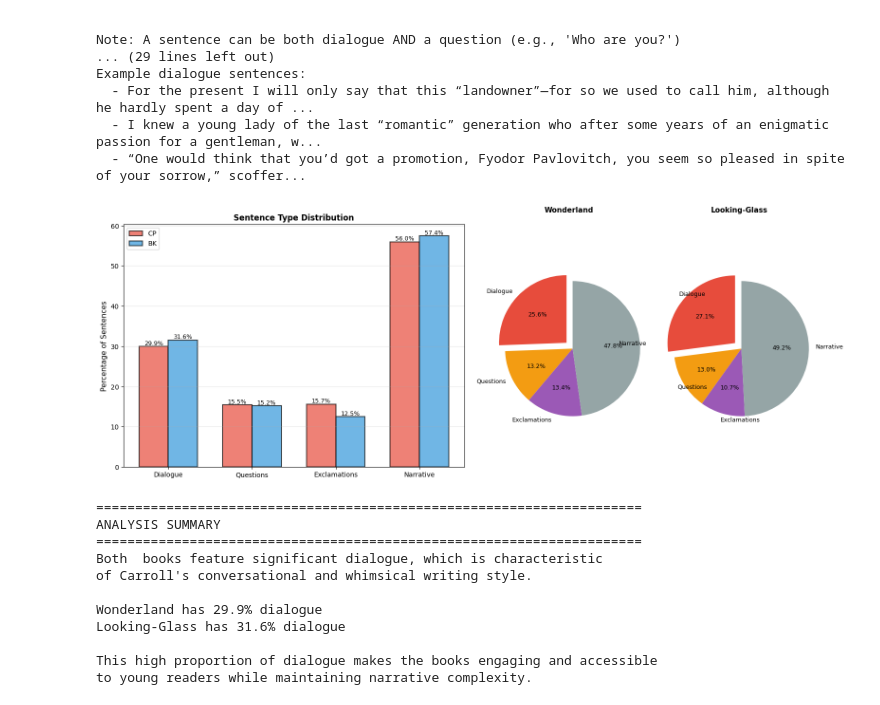
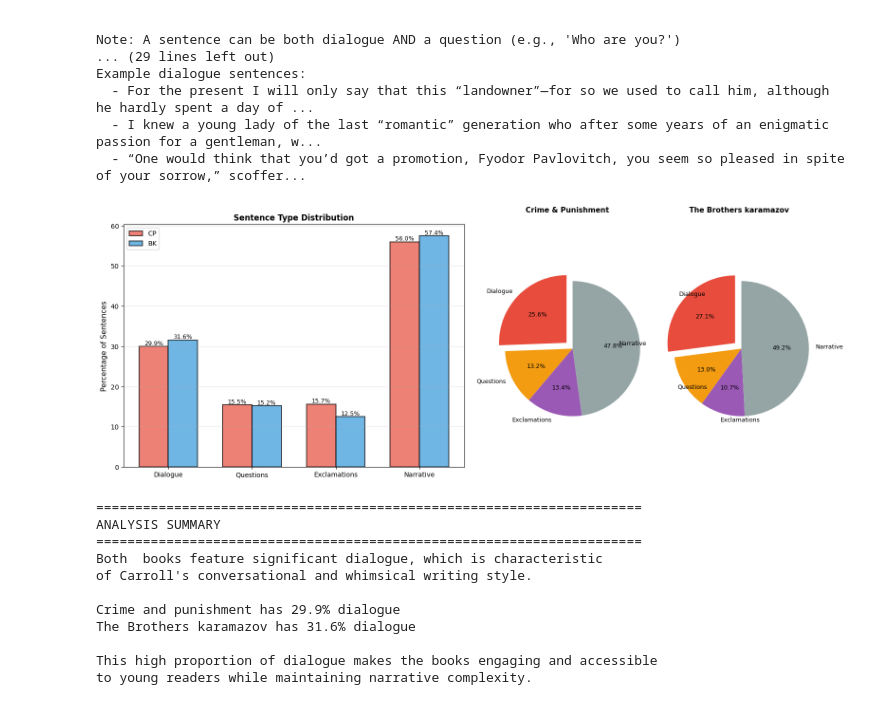
Before and after one commit to NLP-M-A-D/applied-NLP-week3, a Jupyter notebook: notebooks/5_AppliedNLP_Session3_Sentence_Types_and_Dialogue.ipynb, the cells around one changed output. Cells and saved outputs as stored; diff of their text form; code cells hidden in the pictures.

```diff
--- a/notebooks/5_AppliedNLP_Session3_Sentence_Types_and_Dialogue.ipynb
+++ b/notebooks/5_AppliedNLP_Session3_Sentence_Types_and_Dialogue.ipynb
@@ -221,46 +221,46 @@ explode = (0.05, 0, 0, 0)
 
 # Create sub-axes for the two pie charts
 from matplotlib.patches import Rectangle
-ax2.text(0.25, 1.05, "Wonderland", ha='center', transform=ax2.transAxes, fontsize=11, fontweight='bold')
-ax2.text(0.75, 1.05, "Looking-Glass", ha='center', transform=ax2.transAxes, fontsize=11, fontweight='bold')
+ax2.text(0.25, 1.05, "Crime & Punishment ", ha='center', transform=ax2.transAxes, fontsize=11, fontweight='bold')
+ax2.text(0.75, 1.05, "The Brothers karamazov", ha='center', transform=ax2.transAxes, fontsize=11, fontweight='bold')
 
 # Left pie
 pie1 = ax2.pie(pie_data_w, labels=categories, autopct='%1.1f%%', startangle=90,
                colors=colors_pie, explode=explode, textprops={'fontsize': 9},
                center=(-0.5, 0), radius=0.4)
 
 # Right pie
 pie2 = ax2.pie(pie_data_lg, labels=categories, autopct='%1.1f%%', startangle=90,
                colors=colors_pie, explode=explode, textprops={'fontsize': 9},
                center=(0.5, 0), radius=0.4)
 
 ax2.set_xlim(-1, 1)
 ax2.set_ylim(-0.5, 0.5)
 ax2.axis('equal')
 
 plt.tight_layout()
 plt.show()
 
 # Summary
 print("\n" + "="*70)
 print("ANALYSIS SUMMARY")
 print("="*70)
 print("Both  books feature significant dialogue, which is characteristic")
 print("of Carroll's conversational and whimsical writing style.")
-print(f"\nWonderland has {CP_stats['dialogue']/CP_stats['total']*100:.1f}% dialogue")
-print(f"Looking-Glass has {BK_stats['dialogue']/BK_stats['total']*100:.1f}% dialogue")
+print(f"\nCrime and punishment has {CP_stats['dialogue']/CP_stats['total']*100:.1f}% dialogue")
+print(f"The Brothers karamazov has {BK_stats['dialogue']/BK_stats['total']*100:.1f}% dialogue")
 print("\nThis high proportion of dialogue makes the books engaging and accessible")
 print("to young readers while maintaining narrative complexity.")
 # %% [output]
-[figure, old version]
+[figure, new version]
 ======================================================================
 ANALYSIS SUMMARY
 ======================================================================
 Both  books feature significant dialogue, which is characteristic
 of Carroll's conversational and whimsical writing style.
 
-Wonderland has 29.9% dialogue
-Looking-Glass has 31.6% dialogue
+Crime and punishment has 29.9% dialogue
+The Brothers karamazov has 31.6% dialogue
 
 This high proportion of dialogue makes the books engaging and accessible
 to young readers while maintaining narrative complexity.
```
